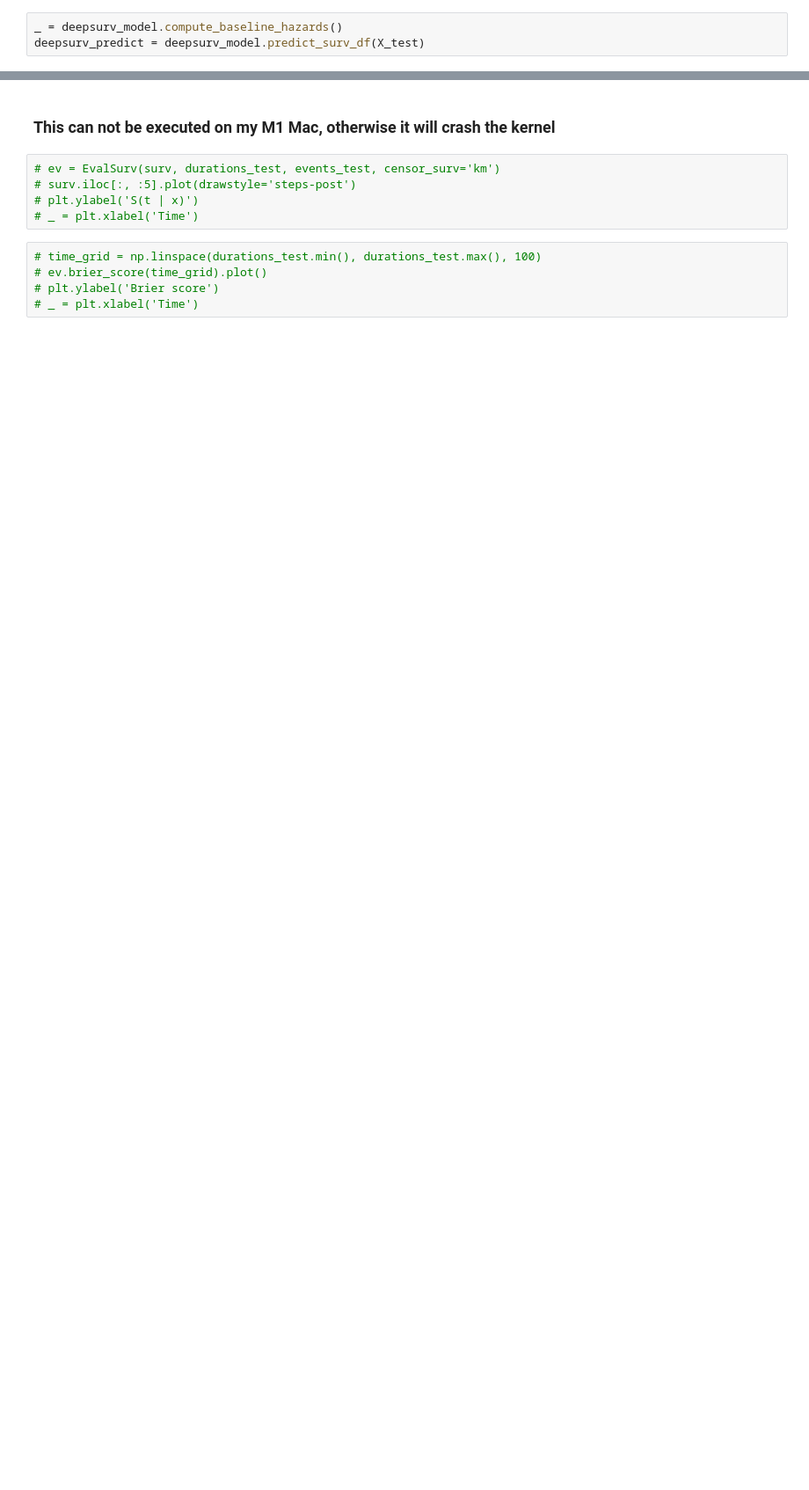
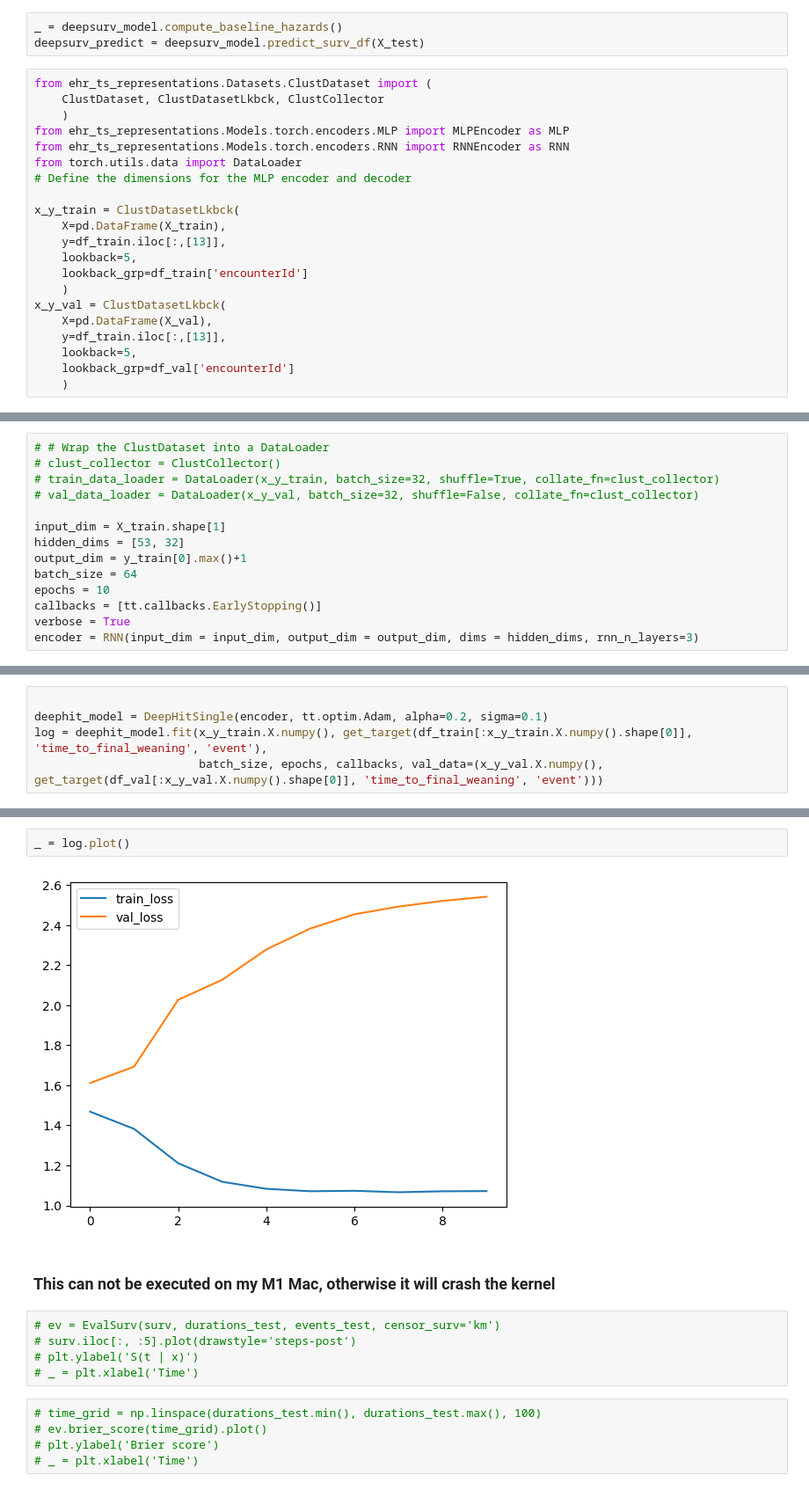
Before and after one commit to Edison9489/TTEAnalysis, a Jupyter notebook: experiments/Baselines_test.ipynb, the cells around one changed output, grey strips where cells are left out. Shown at 88% size. Saved outputs shown, nothing was run; the diff lists cells and outputs as text; blank space fills up the shorter version.

```diff
--- a/experiments/Baselines_test.ipynb
+++ b/experiments/Baselines_test.ipynb
@@ -276,3 +272,24 @@ _ = log.plot()
 # %%
 _ = deepsurv_model.compute_baseline_hazards()
 deepsurv_predict = deepsurv_model.predict_surv_df(X_test)
+# %%
+from ehr_ts_representations.Datasets.ClustDataset import (
+    ClustDataset, ClustDatasetLkbck, ClustCollector
+    )
+from ehr_ts_representations.Models.torch.encoders.MLP import MLPEncoder as MLP
+from ehr_ts_representations.Models.torch.encoders.RNN import RNNEncoder as RNN
+from torch.utils.data import DataLoader
+# Define the dimensions for the MLP encoder and decoder
+
+x_y_train = ClustDatasetLkbck(
+    X=pd.DataFrame(X_train),
+    y=df_train.iloc[:,[13]],
+    lookback=5,
+    lookback_grp=df_train['encounterId']
+    )
+x_y_val = ClustDatasetLkbck(
+    X=pd.DataFrame(X_val),
+    y=df_train.iloc[:,[13]],
+    lookback=5,
+    lookback_grp=df_val['encounterId']
+    )
@@ -278,0 +298,14 @@ deepsurv_predict = deepsurv_model.predict_surv_df(X_test)
+# %%
+# # Wrap the ClustDataset into a DataLoader
+# clust_collector = ClustCollector()
+# train_data_loader = DataLoader(x_y_train, batch_size=32, shuffle=True, collate_fn=clust_collector)
+# val_data_loader = DataLoader(x_y_val, batch_size=32, shuffle=False, collate_fn=clust_collector)
+
+input_dim = X_train.shape[1]
+hidden_dims = [53, 32]
+output_dim = y_train[0].max()+1
+batch_size = 64
+epochs = 10
+callbacks = [tt.callbacks.EarlyStopping()]
+verbose = True
+encoder = RNN(input_dim = input_dim, output_dim = output_dim, dims = hidden_dims, rnn_n_layers=3)
@@ -278,0 +327,5 @@ deepsurv_predict = deepsurv_model.predict_surv_df(X_test)
+# %%
+
+deephit_model = DeepHitSingle(encoder, tt.optim.Adam, alpha=0.2, sigma=0.1)
+log = deephit_model.fit(x_y_train.X.numpy(), get_target(df_train[:x_y_train.X.numpy().shape[0]], 'time_to_final_weaning', 'event'),
+                        batch_size, epochs, callbacks, val_data=(x_y_val.X.numpy(), get_target(df_val[:x_y_val.X.numpy().shape[0]], 'time_to_final_weaning', 'event')))
@@ -279,3 +343,7 @@ deepsurv_predict = deepsurv_model.predict_surv_df(X_test)
+# %%
+_ = log.plot()
+# %% [output]
+[figure, added]
 # %% [markdown]
 ### This can not be executed on my M1 Mac, otherwise it will crash the kernel
 # %%
```
Also changed, not shown: parts of 10 cells of this notebook, 2 other files.
